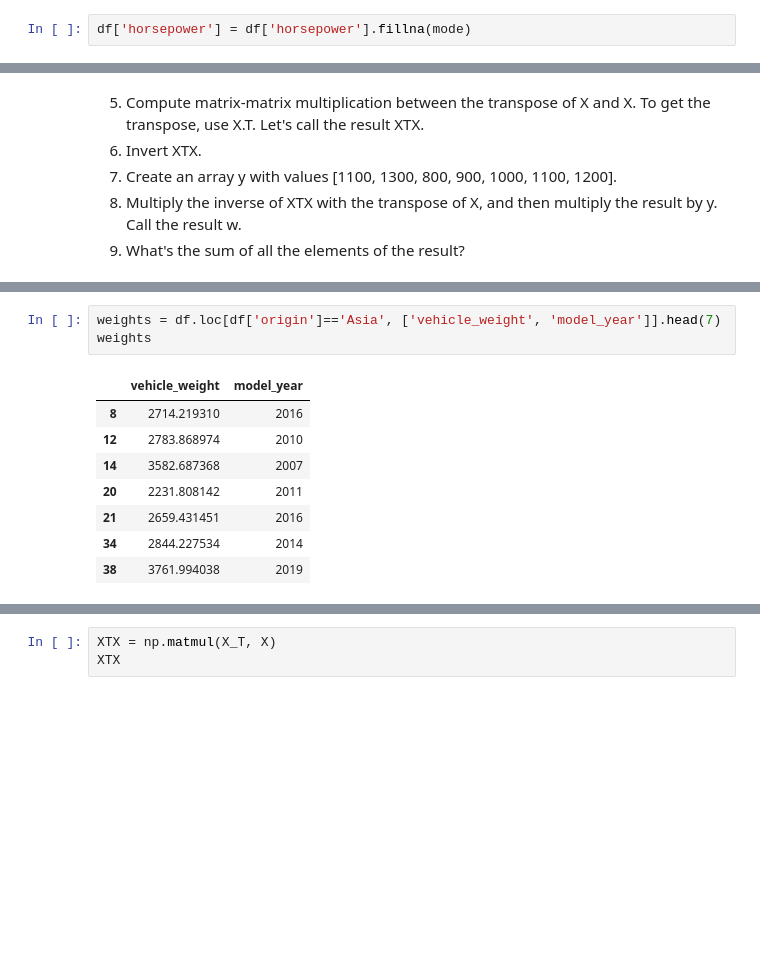
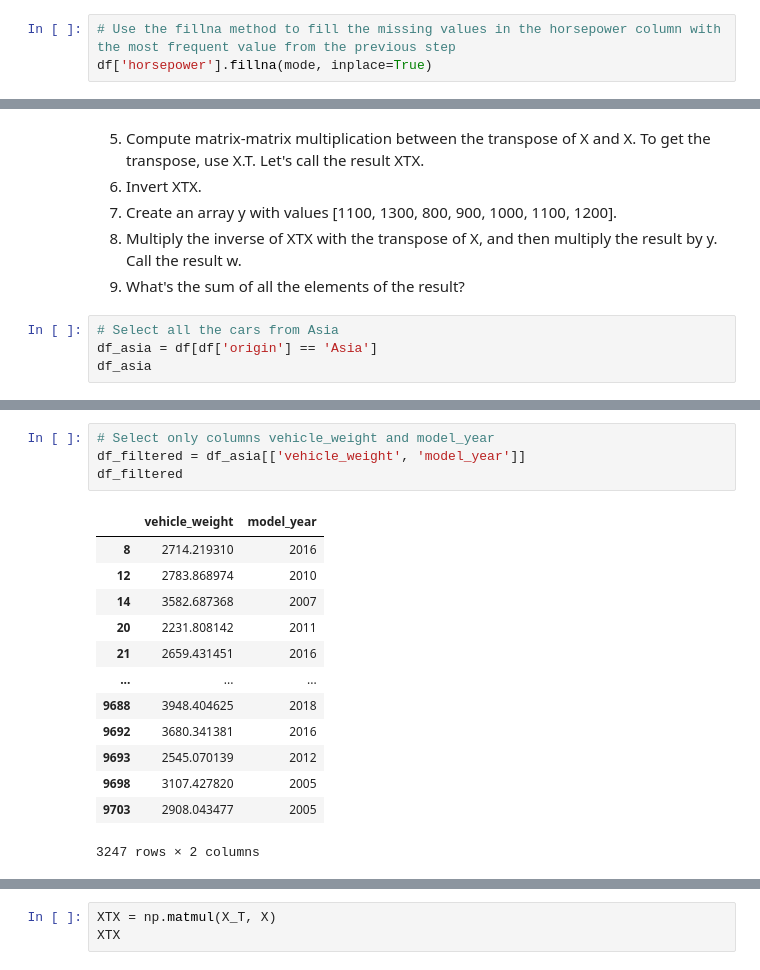
Before and after one commit to mxfits/machine-learning-zoomcamp-homework, a Jupyter notebook: 01-intro/homework-01.ipynb, the cells around one changed output, grey strips where cells are left out. Cells and saved outputs as stored; diff of their text form; blank space fills up the shorter version.

```diff
--- a/01-intro/homework-01.ipynb
+++ b/01-intro/homework-01.ipynb
@@ -102,4 +145,5 @@ mode
 # %% [output]
 np.float64(152.0)
 # %%
-df['horsepower'] = df['horsepower'].fillna(mode)
+# Use the fillna method to fill the missing values in the horsepower column with the most frequent value from the previous step
+df['horsepower'].fillna(mode, inplace=True)
@@ -134,3 +191,7 @@ np.float64(152.0)
 7. Create an array y with values [1100, 1300, 800, 900, 1000, 1100, 1200].
 8. Multiply the inverse of XTX with the transpose of X, and then multiply the result by y. Call the result w.
 9. What's the sum of all the elements of the result?
+# %%
+# Select all the cars from Asia
+df_asia = df[df['origin'] == 'Asia']
+df_asia
@@ -137,12 +212,18 @@ np.float64(152.0)
 # %%
-weights = df.loc[df['origin']=='Asia', ['vehicle_weight', 'model_year']].head(7)
-weights
+# Select only columns vehicle_weight and model_year
+df_filtered = df_asia[['vehicle_weight', 'model_year']]
+df_filtered
 # %% [output]
 |  | vehicle_weight | model_year |
 | 8 | 2714.219310 | 2016 |
 | 12 | 2783.868974 | 2010 |
 | 14 | 3582.687368 | 2007 |
 | 20 | 2231.808142 | 2011 |
 | 21 | 2659.431451 | 2016 |
-| 34 | 2844.227534 | 2014 |
-| 38 | 3761.994038 | 2019 |
+| ... | ... | ... |
+| 9688 | 3948.404625 | 2018 |
+| 9692 | 3680.341381 | 2016 |
+| 9693 | 2545.070139 | 2012 |
+| 9698 | 3107.427820 | 2005 |
+| 9703 | 2908.043477 | 2005 |
+3247 rows × 2 columns
```
Also changed, not shown: parts of 25 cells of this notebook, 3 other files.
